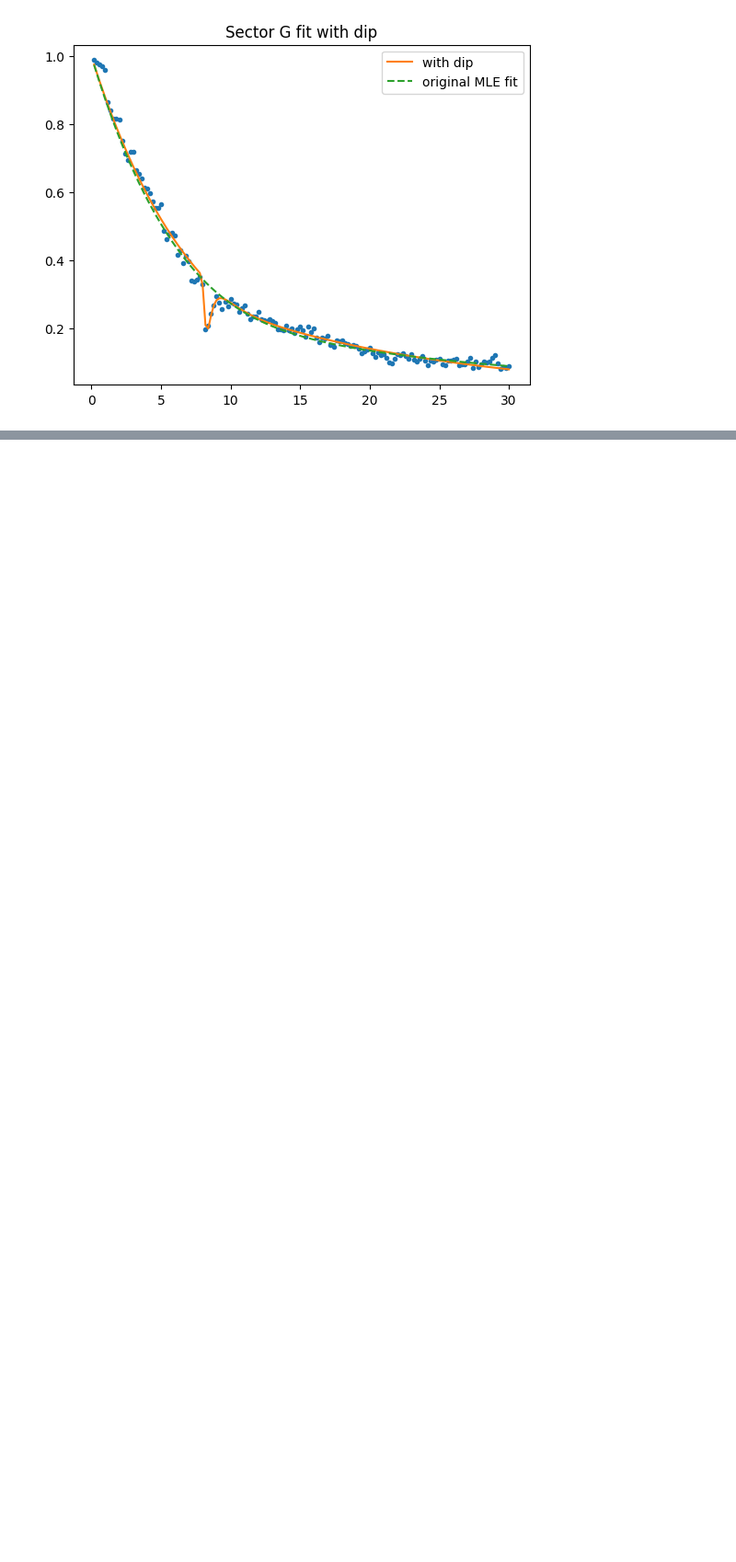
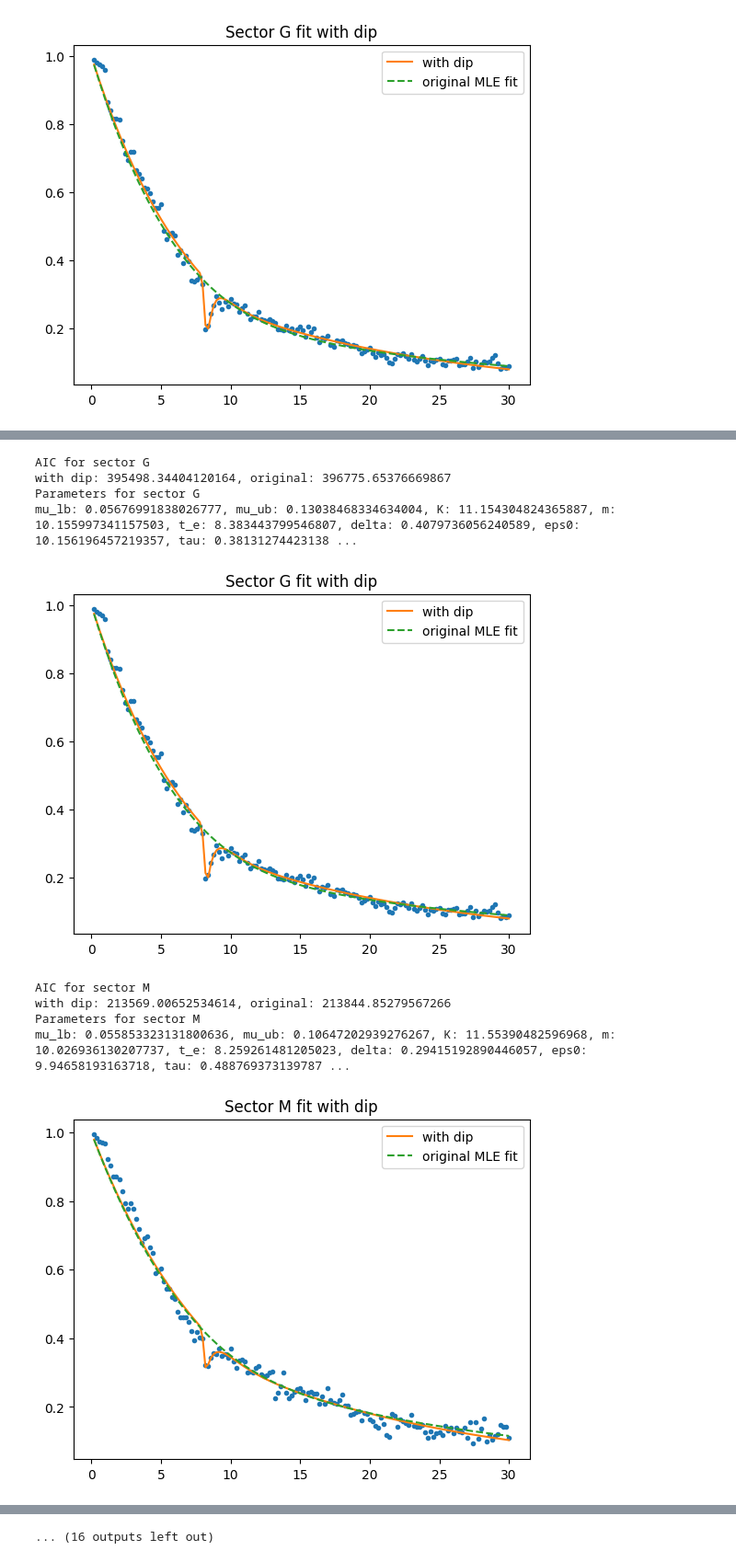
Before and after one commit to maxcyn/a-star, a Jupyter notebook: dip_model.ipynb, the cells around one changed output, grey strips where cells are left out. Shown at 92% size. Saved outputs shown, nothing was run; the diff lists cells and outputs as text; code cells hidden in the pictures; blank space fills up the shorter version.

```diff
--- a/dip_model.ipynb
+++ b/dip_model.ipynb
@@ -224,0 +228,69 @@ mu_lb: 0.0008503261306282783, mu_ub: 0.1342470173536474, K: 13.687129753253066,
+# %%
+sector_list = ['G', 'M', 'F', 'J', 'K', 'C', 'H', 'S', 'N', 'I', 'P', 'L', 'Q', 'R']
+parameters = [
+    [0.13660027, 0.03574423, 12.39113424, 4.14356328],
+    [0.10877533, 0.0418096, 12.55269306, 4.41391222],
+    [0.079990154, 1.00E-10, 26.18237719, 79.99986416],
+    [0.13090805, 0.03791174, 11.9429807, 4.05657508],
+    [0.070120134, 0.011071032, 17.60063205, 11.71975389],
+    [0.10301031, 0.04128293, 9.26045477, 8.13925264],
+    [0.190143914, 0.028016019, 6.93767599, 100],
+    [0.14058029, 1.00E-10, 12.9535533, 5.1898739],
+    [0.12396223, 1.00E-10, 16.4327672, 3.67640026],
+    [0.12568692, 0.03447114, 17.44283135, 5.60609428],
+    [0.121213526, 0.068684245, 9.44518567, 100],
+    [0.074121126, 1.00E-10, 25.77531849, 79.99860496],
+    [0.078301599, 0.047197935, 7.79197632, 100],
+    [0.132289514, 0.085485775, 8.85732298, 100]
+]
+sector_params_MLE = dict(zip(sector_list, parameters))
+
+for sector in sector_list:
+    survival_fractions, ages = obtain_survival_fractions(df_analysis, 'Sector', sector)
+    totals, survivors = obtain_total_alive_count(df_analysis, 'Sector', sector)
+
+    initial_guess1, initial_guess2 = [0.05, 0.1, 9, 10, 8, 0.3, 10, 0.4], [0.05, 0.1, 7, 10, 8, 2.5, 10.0, 1.0]
+    bounds = [
+        (0.01, 0.3),   # mu_ub
+        (1e-6, 0.3),   # mu_lb
+        (0.1, 30),     # K
+        (0.5, 100),    # m
+        (3, 10),       # t_e
+        (0.1, 8),      # delta
+        (0.1, 20),    # eps0
+        (0.01, 30)      # tau
+    ]
+
+    result1 = minimize(lsq_hill_with_dip, initial_guess1, args=(ages, survival_fractions), bounds=bounds)
+    ll_1 = -neg_ll_hill_with_dip(result1.x, ages, survivors, totals)
+    result2 = minimize(lsq_hill_with_dip, initial_guess2, args=(ages, survival_fractions), bounds=bounds)
+    ll_2 = -neg_ll_hill_with_dip(result2.x, ages, survivors, totals)
+
+    result = result1 if ll_1 > ll_2 else result2
+    mu_ub, mu_lb, K, m, t_e, delta, eps0, tau = result.x
+
+    aic_with_dip = 2 * 8 + 2 * neg_ll_hill_with_dip(result.x, ages, survivors, totals)
+    aic_original = 2 * 4 + 2 * neg_log_likelihood_hill(sector_params_MLE[sector], ages, survivors, totals)
+    print(f'AIC for sector {sector}')
+    print(f'with dip: {aic_with_dip}, original: {aic_original}')
+    print(f'Parameters for sector {sector}')
+    print(f'mu_lb: {mu_lb}, mu_ub: {mu_ub}, K: {K}, m: {m}, t_e: {t_e}, delta: {delta}, eps0: {eps0}, tau: {tau}')
+
+    plt.plot(ages, survival_fractions, 'o', markersize=3)
+    plt.plot(ages, model_hill_with_dip(ages, mu_ub, mu_lb, K, m, t_e, delta, eps0, tau), label='with dip')
+    plt.plot(ages, model_survival_curve_hill(ages, *sector_params_MLE[sector]), '--', label = 'original MLE fit')
+    # plt.plot(ages, model_survival_curve_hill(ages, mu_ub, mu_lb, K, m), label='without dip')
+    plt.title(f'Sector {sector} fit with dip')
+    plt.legend()
+    plt.show()
+# %% [output]
+AIC for sector G
+with dip: 395498.34404120164, original: 396775.65376669867
+Parameters for sector G
+mu_lb: 0.05676991838026777, mu_ub: 0.13038468334634004, K: 11.154304824365887, m: 10.155997341157503, t_e: 8.383443799546807, delta: 0.4079736056240589, eps0: 10.156196457219357, tau: 0.38131274423138 ...
+[figure, added]
+AIC for sector M
+with dip: 213569.00652534614, original: 213844.85279567266
+Parameters for sector M
+mu_lb: 0.055853323131800636, mu_ub: 0.10647202939276267, K: 11.55390482596968, m: 10.026936130207737, t_e: 8.259261481205023, delta: 0.29415192890446057, eps0: 9.94658193163718, tau: 0.488769373139787 ...
+[figure, added]
@@ -224,0 +317 @@ mu_lb: 0.0008503261306282783, mu_ub: 0.1342470173536474, K: 13.687129753253066,
+... (16 outputs left out)
```
Also changed, not shown: parts of 7 cells of this notebook.
